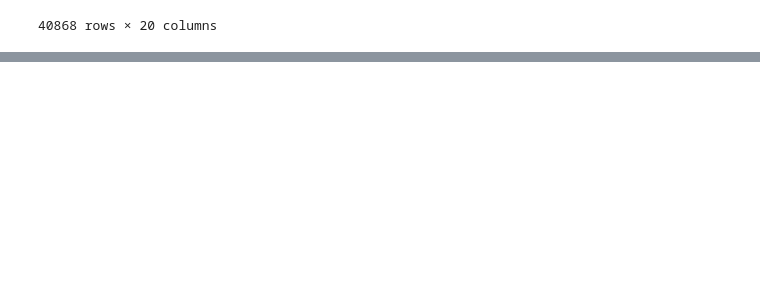
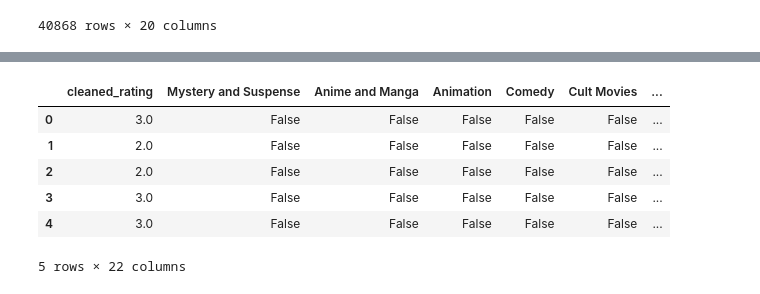
Before and after one commit to klsalcedo/microsoft_movie_analysis, a Jupyter notebook: zippedData/cleaned_rates_data.ipynb, the cells around one changed output, grey strips where cells are left out. Drawn from its saved outputs; the diff is of its cells as text; code cells hidden in the pictures; blank space fills up the shorter version.

```diff
--- a/zippedData/cleaned_rates_data.ipynb
+++ b/zippedData/cleaned_rates_data.ipynb
@@ -273,0 +417,13 @@ w_genres_df.head()
+# %%
+#df with just cleaned_rating and individual genres for visuals
+filled_genres.drop(labels=['id', 'rating_x', 'fresh', 'genre', 'theater_date', 'currency', 'box_office', 'runtime'], axis=1, inplace=True)
+# %%
+filled_genres.head()
+# %% [output]
+|  | cleaned_rating | Mystery and Suspense | Anime and Manga | Animation | Comedy | Cult Movies | ... |
+| 0 | 3.0 | False | False | False | False | False | ... |
+| 1 | 2.0 | False | False | False | False | False | ... |
+| 2 | 2.0 | False | False | False | False | False | ... |
+| 3 | 3.0 | False | False | False | False | False | ... |
+| 4 | 3.0 | False | False | False | False | False | ... |
+5 rows × 22 columns
```
Also changed, not shown: parts of 11 cells of this notebook.
